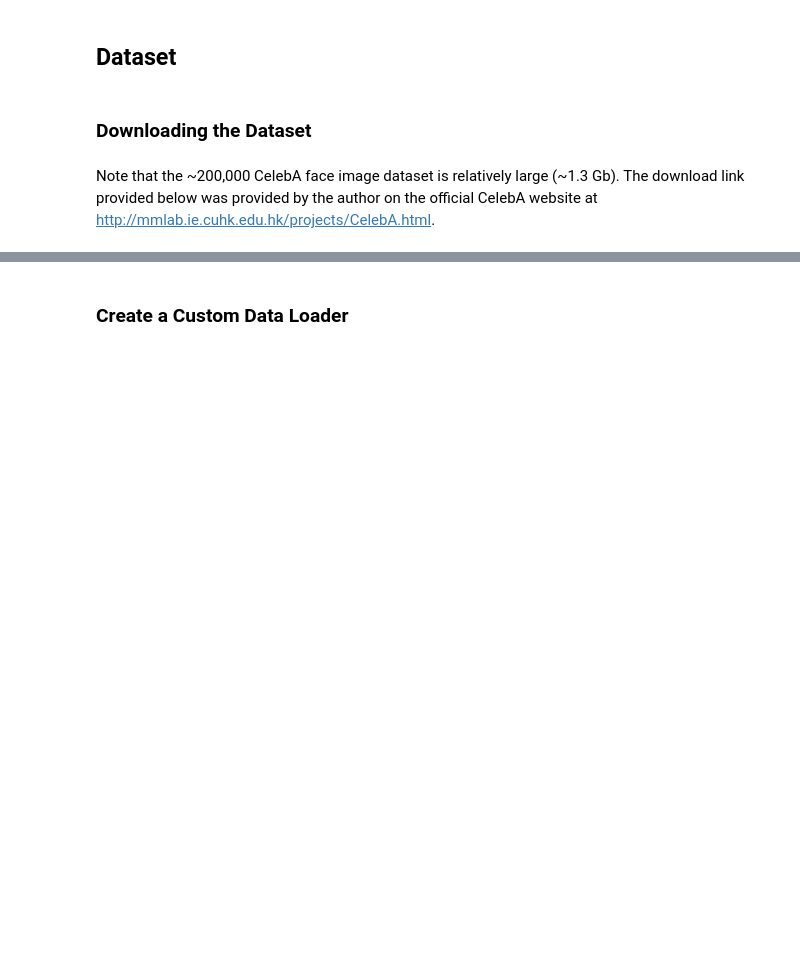
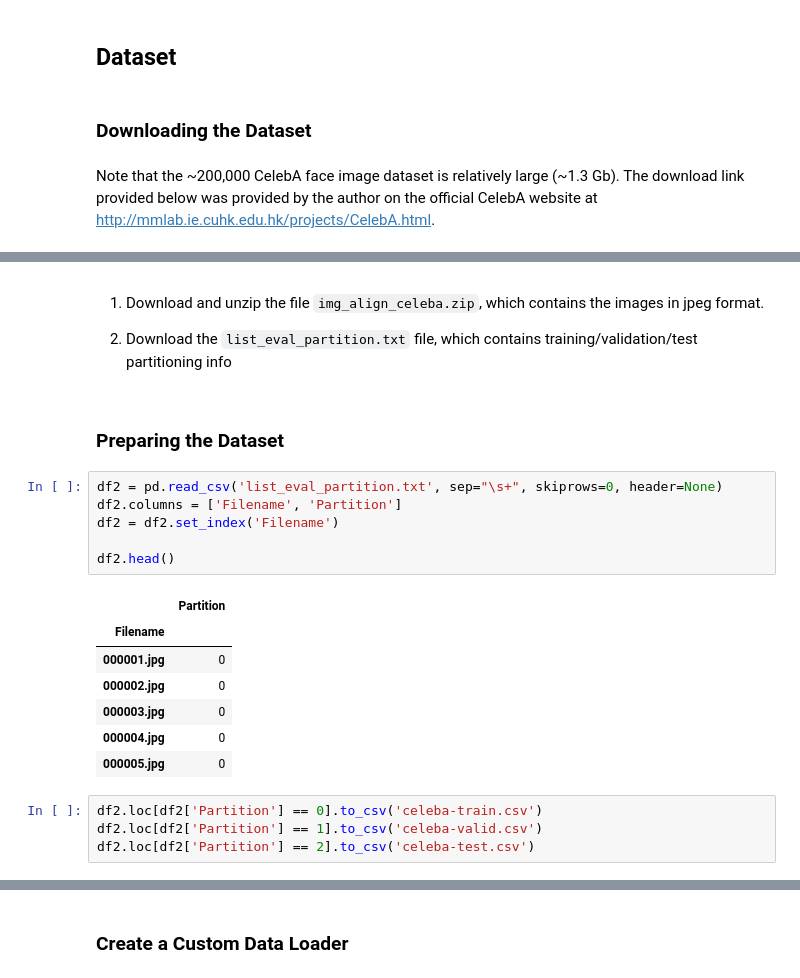
Before and after one commit to rasbt/deep-learning-book, a Jupyter notebook: code/model_zoo/pytorch_ipynb/autoencoder-conv-2.ipynb, the cells around one changed output, grey strips where cells are left out. Drawn from its saved outputs; the diff is of its cells as text; blank space fills up the shorter version.

```diff
--- a/code/model_zoo/pytorch_ipynb/autoencoder-conv-2.ipynb
+++ b/code/model_zoo/pytorch_ipynb/autoencoder-conv-2.ipynb
@@ -53,0 +44,24 @@ replace img_align_celeba/000001.jpg? [y]es, [n]o, [A]ll, [N]one, [r]ename:  NULL
+# %% [markdown]
+1) Download and unzip the file `img_align_celeba.zip`, which contains the images in jpeg format.
+
+2) Download the `list_eval_partition.txt` file, which contains  training/validation/test partitioning info
+# %% [markdown]
+### Preparing the Dataset
+# %%
+df2 = pd.read_csv('list_eval_partition.txt', sep="\s+", skiprows=0, header=None)
+df2.columns = ['Filename', 'Partition']
+df2 = df2.set_index('Filename')
+
+df2.head()
+# %% [output]
+|  | Partition |
+| Filename |  |
+| 000001.jpg | 0 |
+| 000002.jpg | 0 |
+| 000003.jpg | 0 |
+| 000004.jpg | 0 |
+| 000005.jpg | 0 |
+# %%
+df2.loc[df2['Partition'] == 0].to_csv('celeba-train.csv')
+df2.loc[df2['Partition'] == 1].to_csv('celeba-valid.csv')
+df2.loc[df2['Partition'] == 2].to_csv('celeba-test.csv')
```
Also changed, not shown: parts of 12 cells of this notebook.
